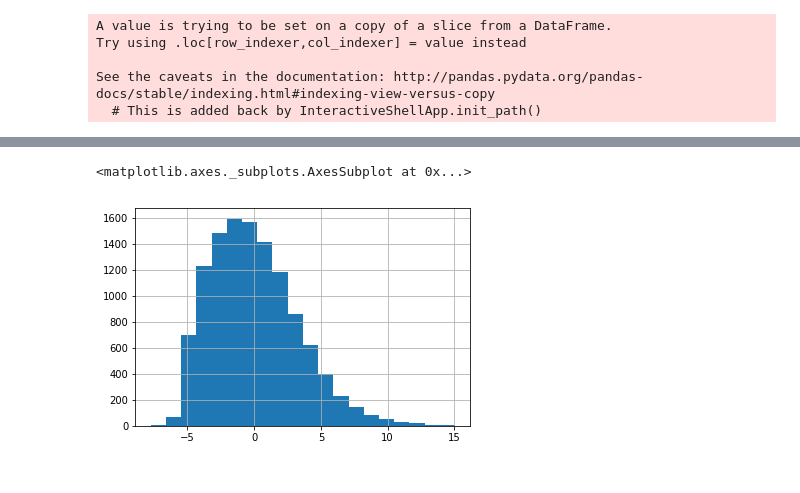
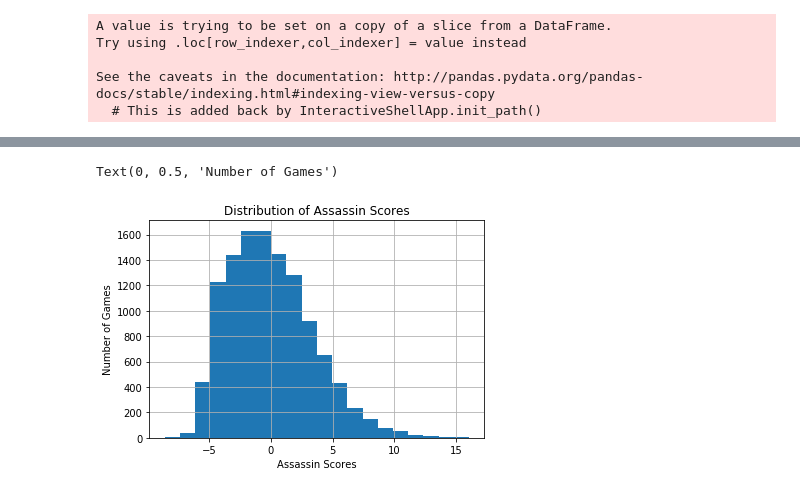
Before and after one commit to hiowatah/Analysis-of-Qiyana-LoL, a Jupyter notebook: API Call/Assassin T-Test.ipynb, the cells around one changed output, grey strips where cells are left out. Drawn from its saved outputs; the diff is of its cells as text; code cells hidden in the pictures.

```diff
--- a/API Call/Assassin T-Test.ipynb
+++ b/API Call/Assassin T-Test.ipynb
@@ -91,9 +91,9 @@ To scale the values to a similar scale, I get the average score of each column a
 # because that is very easy to attain.
 assassins = assassins.query('Total_Damage > 1000')
 # %%
-assassins['Score'] = (assassins['Kills'].map(lambda x: (x - assassins.Kills.mean())/assassins.Kills.mean()) -
-                      assassins['Deaths'].map(lambda x: (x - assassins.Deaths.mean())/assassins.Deaths.mean()) +
-                      (.5* assassins['Assists'].map(lambda x: (x - assassins.Assists.mean())/assassins.Assists.mean())) +
+assassins['Score'] = (1.25 * (assassins['Kills'].map(lambda x: (x - assassins.Kills.mean())/assassins.Kills.mean())) -
+                      (1.25 * assassins['Deaths'].map(lambda x: (x - assassins.Deaths.mean())/assassins.Deaths.mean())) +
+                      (.5 * assassins['Assists'].map(lambda x: (x - assassins.Assists.mean())/assassins.Assists.mean())) +
                       assassins['Killing_Spree'].map(lambda x: (x - assassins.Killing_Spree.mean())/assassins.Killing_Spree.mean()) +
                       assassins['Total_Damage'].map(lambda x: (x - assassins.Total_Damage.mean())/assassins.Total_Damage.mean()) +
                       (.6* assassins['Damage_To_Objectives'].map(lambda x: (x - assassins.Damage_To_Objectives.mean())/assassins.Damage_To_Objectives.mean())) +
@@ -117,8 +117,11 @@ assassins.head()
 | 4 | dBRVgXQf7y-HECfH7u5uhFgocl8ELZvnF... | 136 | 3 | 2 | 2 | 2 | 1 | 5804 | ... |
 | 5 | bGr31kb_bZi6epNGn9CZBEfwp9mogrErx... | 246 | 12 | 5 | 12 | 7 | 2 | 32448 | ... |
 | 10 | DYW6XWP6IDd_l2PMF4Q82Vw88IzkMdHFR... | 84 | 7 | 6 | 5 | 3 | 2 | 18310 | ... |
-# %%
-assassins.Score.hist(bins=20)
-# %% [output]
-<matplotlib.axes._subplots.AxesSubplot at 0x...>
-[figure, removed]
+# %%
+assassins.Score.hist(bins=20)
+plt.title('Distribution of Assassin Scores')
+plt.xlabel('Assassin Scores')
+plt.ylabel('Number of Games')
+# %% [output]
+Text(0, 0.5, 'Number of Games')
+[figure, added]
```
Also changed, not shown: parts of 5 cells of this notebook, 7 other files.
